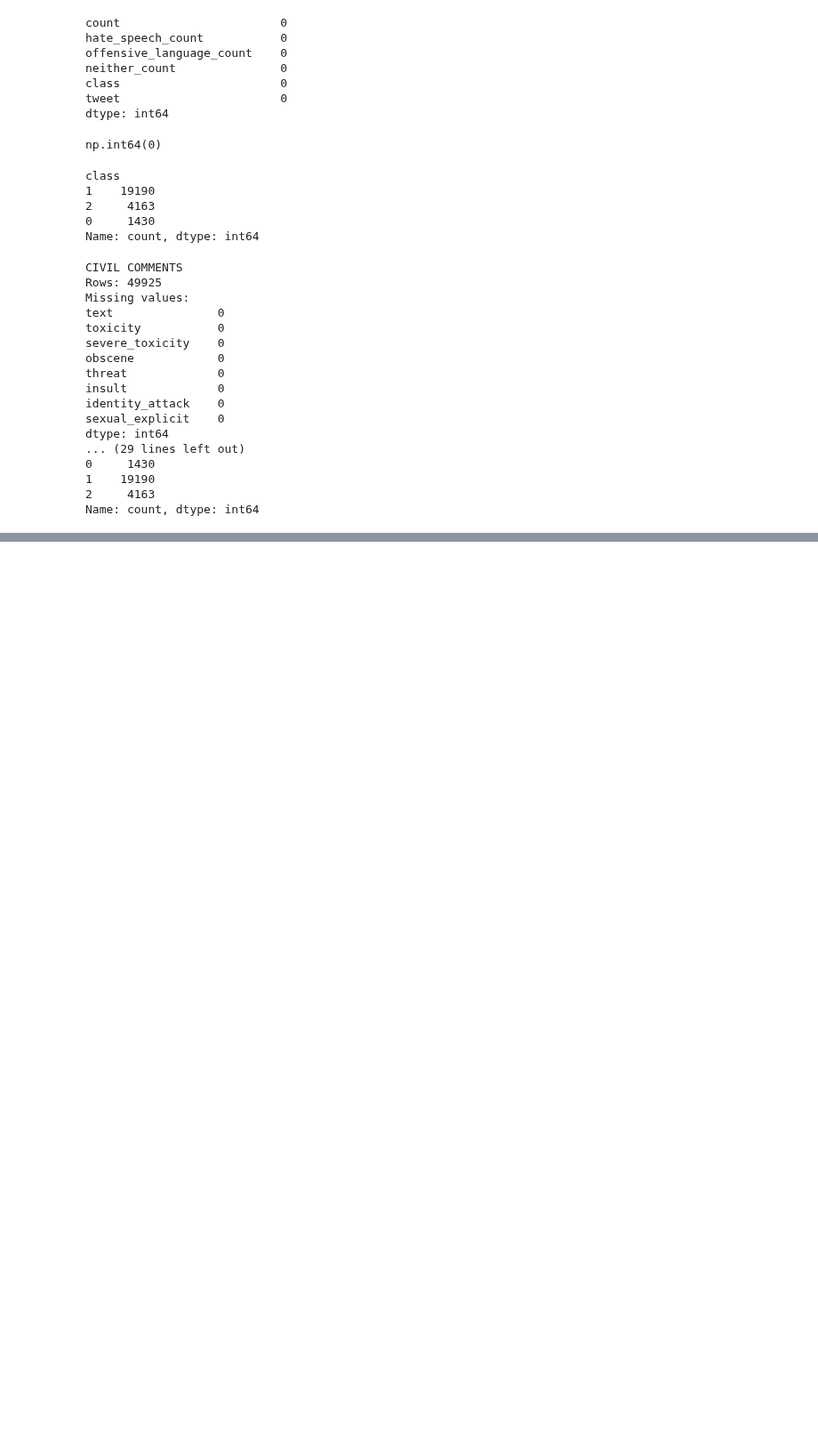
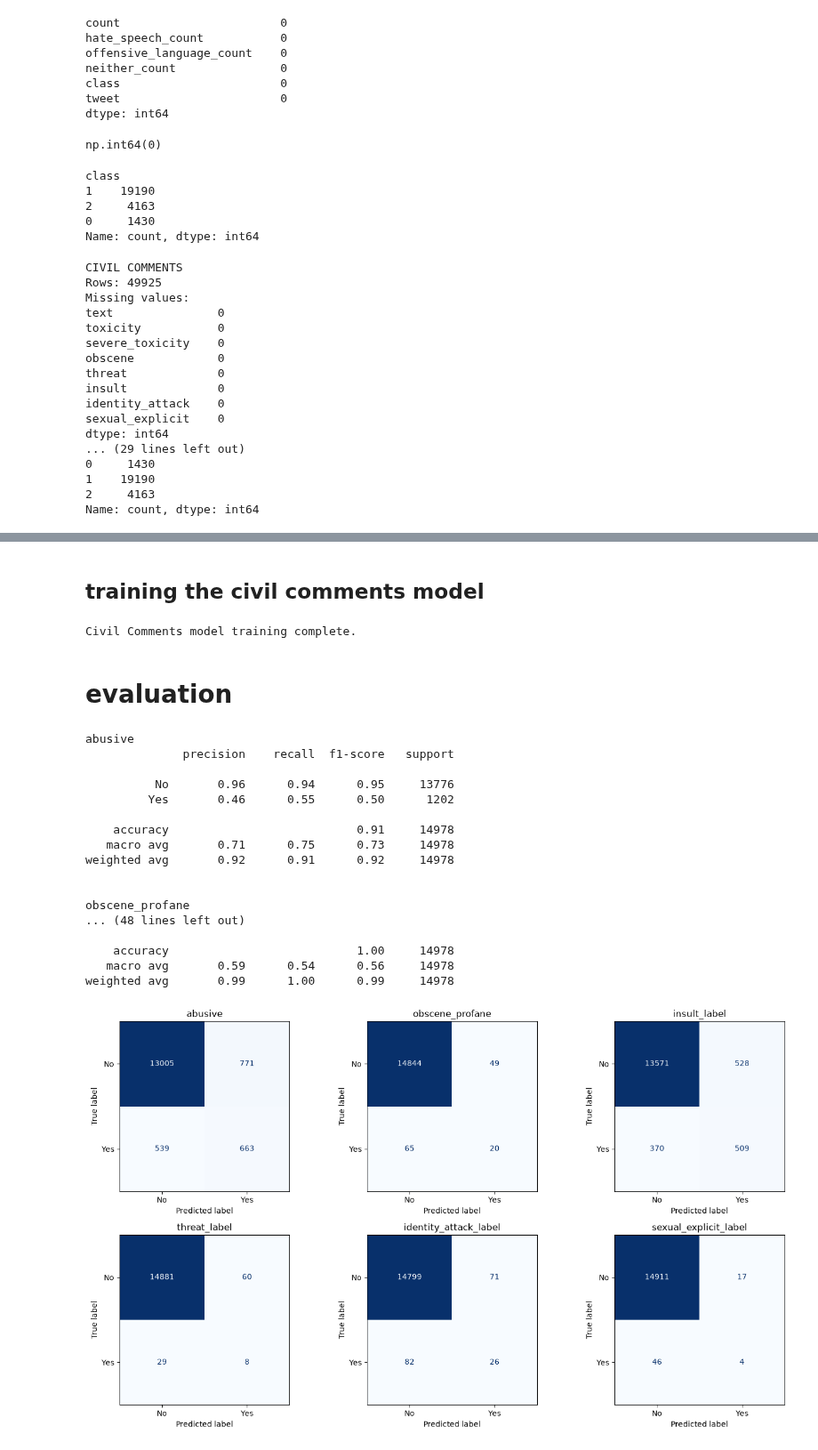
Before and after one commit to mahiicodes09-spec/Convox, a Jupyter notebook: ml/model-2/cleaning_datasets.ipynb, the cells around one changed output, grey strips where cells are left out. Shown at 89% size. Cells and saved outputs as stored; diff of their text form; code cells hidden in the pictures; blank space fills up the shorter version.

```diff
--- a/ml/model-2/cleaning_datasets.ipynb
+++ b/ml/model-2/cleaning_datasets.ipynb
@@ -286,0 +427,80 @@ Davidson rows: 24783
+# %% [markdown]
+## training the civil comments model
+# %%
+from sklearn.feature_extraction.text import CountVectorizer
+from sklearn.linear_model import LogisticRegression
+from sklearn.multioutput import MultiOutputClassifier
+from sklearn.pipeline import Pipeline
+
+civil_model = Pipeline([
+    ("word_counts", CountVectorizer(
+        max_features=20000,
+        ngram_range=(1, 2),
+        min_df=2
+    )),
+    ("classifiers", MultiOutputClassifier(
+        LogisticRegression(
+            max_iter=1000,
+            class_weight="balanced"
+        )
+    ))
+])
+
+civil_model.fit(civil_text_train, civil_targets_train)
+
+print("Civil Comments model training complete.")
+# %% [output]
+Civil Comments model training complete.
+# %% [markdown]
+# evaluation
+# %%
+from sklearn.metrics import classification_report, ConfusionMatrixDisplay
+
+civil_predictions = civil_model.predict(civil_text_test)
+
+for i, label in enumerate(civil_labels):
+    print(f"\n{label}")
+    print(classification_report(
+        civil_targets_test.iloc[:, i],
+        civil_predictions[:, i],
+        labels=[0, 1],
+        target_names=["No", "Yes"],
+        zero_division=0
+    ))
+
+fig, axes = plt.subplots(2, 3, figsize=(14, 8))
+axes = axes.flatten()
+
+for i, label in enumerate(civil_labels):
+    ConfusionMatrixDisplay.from_predictions(
+        civil_targets_test.iloc[:, i],
+        civil_predictions[:, i],
+        labels=[0, 1],
+        display_labels=["No", "Yes"],
+        cmap="Blues",
+        ax=axes[i],
+        colorbar=False
+    )
+    axes[i].set_title(label)
+
+plt.tight_layout()
+plt.show()
+# %% [output]
+abusive
+              precision    recall  f1-score   support
+
+          No       0.96      0.94      0.95     13776
+         Yes       0.46      0.55      0.50      1202
+
+    accuracy                           0.91     14978
+   macro avg       0.71      0.75      0.73     14978
+weighted avg       0.92      0.91      0.92     14978
+
+
+obscene_profane
+... (48 lines left out)
+
+    accuracy                           1.00     14978
+   macro avg       0.59      0.54      0.56     14978
+weighted avg       0.99      1.00      0.99     14978
+[figure, added]
```
Also changed, not shown: parts of 19 cells of this notebook.
